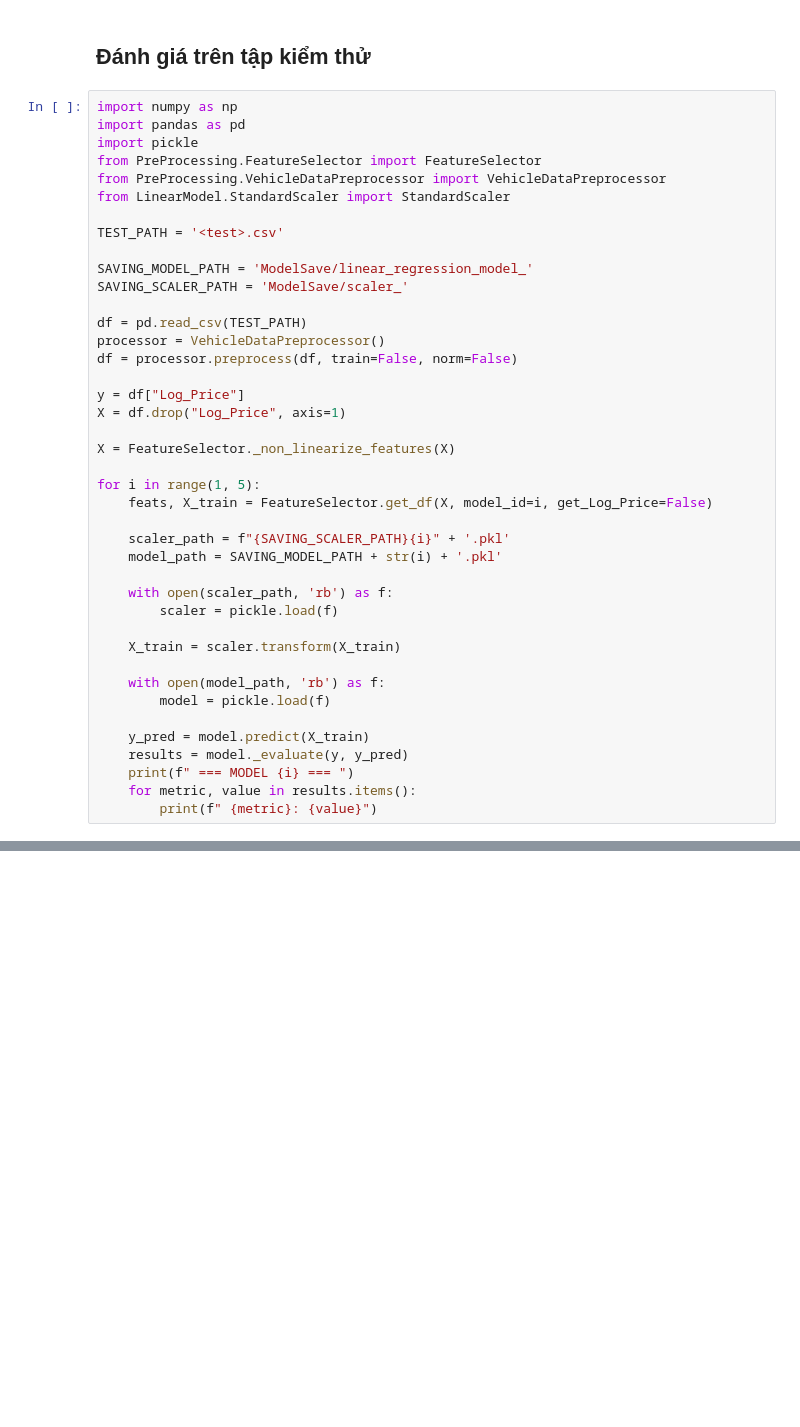
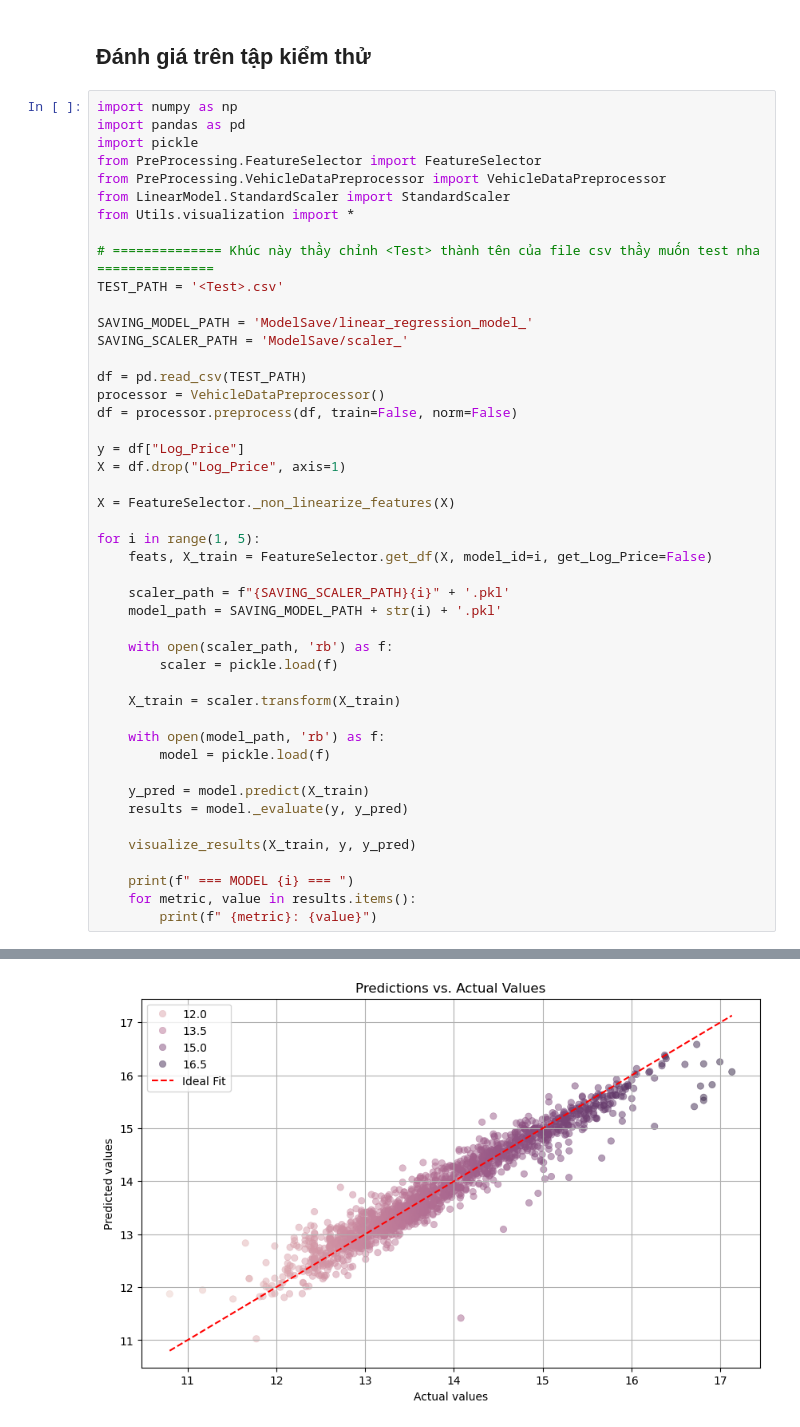
Before and after one commit to BrdH7940/Car-Price-Prediction, a Jupyter notebook: Lab.ipynb, the cells around one changed output, grey strips where cells are left out. Drawn from its saved outputs; the diff is of its cells as text; blank space fills up the shorter version.

```diff
--- a/Lab.ipynb
+++ b/Lab.ipynb
@@ -1194,8 +1214,10 @@ import pickle
 from PreProcessing.FeatureSelector import FeatureSelector
 from PreProcessing.VehicleDataPreprocessor import VehicleDataPreprocessor
 from LinearModel.StandardScaler import StandardScaler
+from Utils.visualization import *
 
-TEST_PATH = '<test>.csv'
+# ============== Khúc này thầy chỉnh <Test> thành tên của file csv thầy muốn test nha ===============
+TEST_PATH = '<Test>.csv'
 
 SAVING_MODEL_PATH = 'ModelSave/linear_regression_model_'
 SAVING_SCALER_PATH = 'ModelSave/scaler_'
@@ -1225,6 +1247,10 @@ for i in range(1, 5):
 
     y_pred = model.predict(X_train)
     results = model._evaluate(y, y_pred)
+
+    visualize_results(X_train, y, y_pred)
+
     print(f" === MODEL {i} === ")
     for metric, value in results.items():
         print(f" {metric}: {value}")
+# %% [output]
@@ -1230,0 +1258 @@ for i in range(1, 5):
+[figure, added]
```
Also changed, not shown: parts of 2 cells of this notebook, 1 other file.
